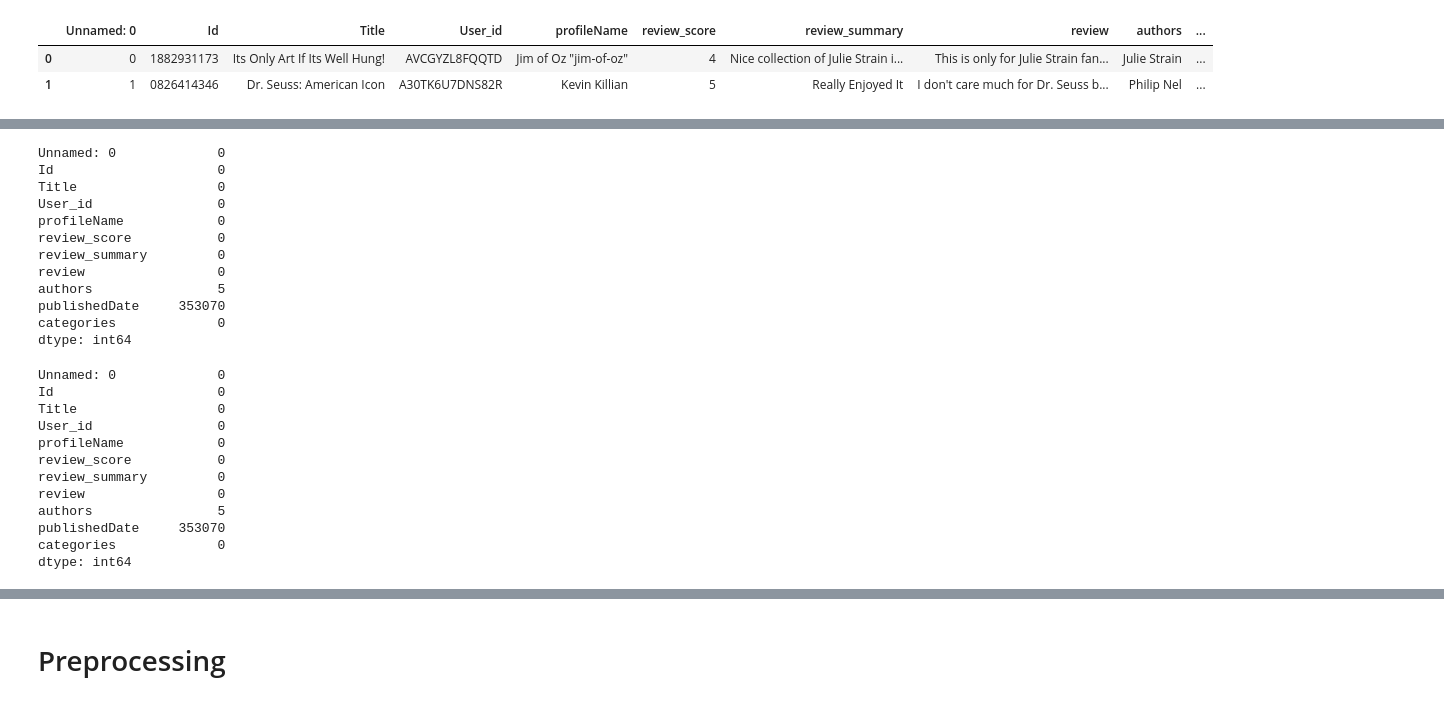
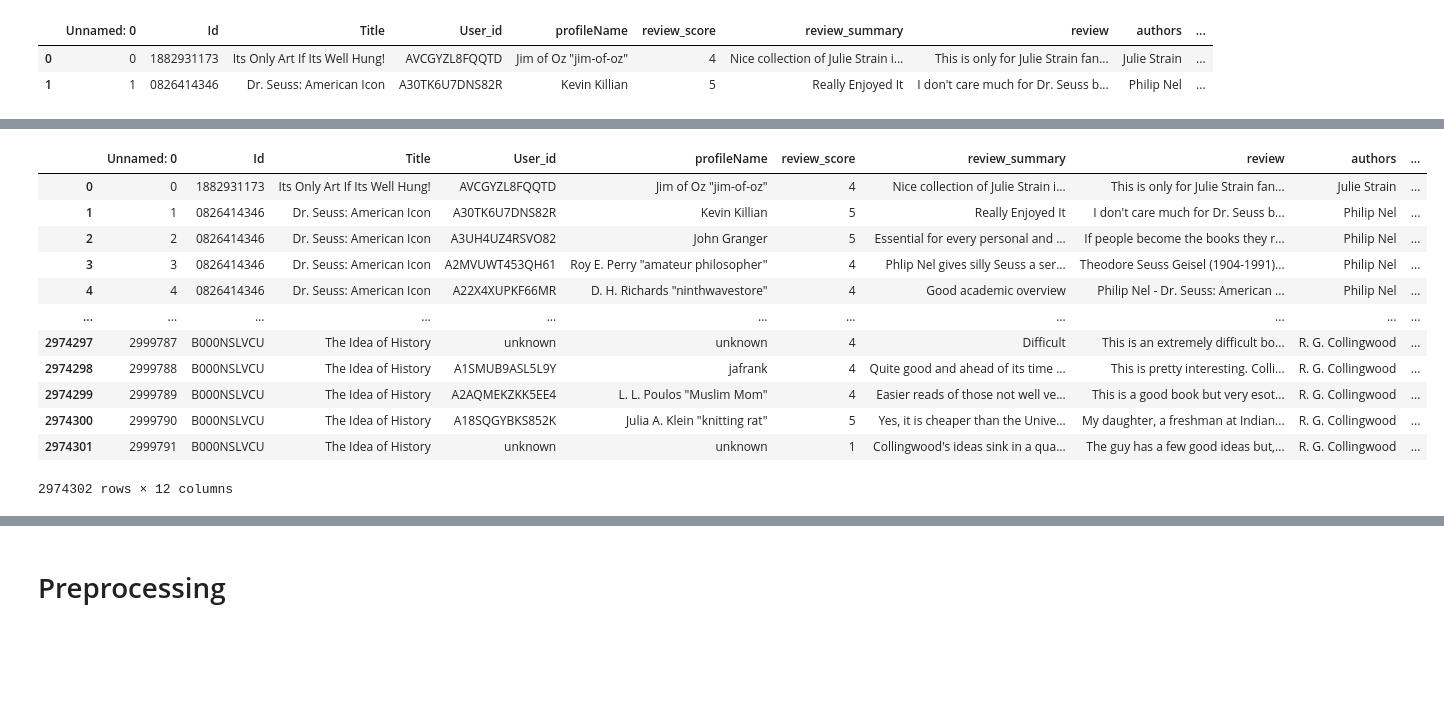
Before and after one commit to sruiz1896/book_rating_predictor, a Jupyter notebook: Notebooks/Text_Data_Analysis.ipynb, the cells around one changed output, grey strips where cells are left out. Saved outputs shown, nothing was run; the diff lists cells and outputs as text; code cells hidden in the pictures; blank space fills up the shorter version.

```diff
--- a/Notebooks/Text_Data_Analysis.ipynb
+++ b/Notebooks/Text_Data_Analysis.ipynb
@@ -116,15 +103,0 @@ plt.show()
-# %%
-data.isna().sum(axis=0)
-# %% [output]
-Unnamed: 0             0
-Id                     0
-Title                  0
-User_id                0
-profileName            0
-review_score           0
-review_summary         0
-review                 0
-authors                5
-publishedDate     353070
-categories             0
-dtype: int64
@@ -135,15 +104,25 @@ data.dropna(subset=['review'], inplace=True)
-# %%
-data.isna().sum(axis=0)
-# %% [output]
-Unnamed: 0             0
-Id                     0
-Title                  0
-User_id                0
-profileName            0
-review_score           0
-review_summary         0
-review                 0
-authors                5
-publishedDate     353070
-categories             0
-dtype: int64
+# %%
+#create new df for 3 classes
+three_class_df = data.copy()
+#divide rating to 3
+three_class_df['sentiment'] = np.select([three_class_df['review_score'] == 1,
+                                         three_class_df['review_score'] == 2,
+                                         three_class_df['review_score'] == 3,
+                                         three_class_df['review_score'] == 4,
+                                         three_class_df['review_score'] == 5],
+                                          [0,0,1,1,2], default=np.nan)
+three_class_df
+# %% [output]
+|  | Unnamed: 0 | Id | Title | User_id | profileName | review_score | review_summary | review | authors | ... |
+| 0 | 0 | 1882931173 | Its Only Art If Its Well Hung! | AVCGYZL8FQQTD | Jim of Oz "jim-of-oz" | 4 | Nice collection of Julie Strain i... | This is only for Julie Strain fan... | Julie Strain | ... |
+| 1 | 1 | 0826414346 | Dr. Seuss: American Icon | A30TK6U7DNS82R | Kevin Killian | 5 | Really Enjoyed It | I don't care much for Dr. Seuss b... | Philip Nel | ... |
+| 2 | 2 | 0826414346 | Dr. Seuss: American Icon | A3UH4UZ4RSVO82 | John Granger | 5 | Essential for every personal and ... | If people become the books they r... | Philip Nel | ... |
+| 3 | 3 | 0826414346 | Dr. Seuss: American Icon | A2MVUWT453QH61 | Roy E. Perry "amateur philosopher" | 4 | Phlip Nel gives silly Seuss a ser... | Theodore Seuss Geisel (1904-1991)... | Philip Nel | ... |
+| 4 | 4 | 0826414346 | Dr. Seuss: American Icon | A22X4XUPKF66MR | D. H. Richards "ninthwavestore" | 4 | Good academic overview | Philip Nel - Dr. Seuss: American ... | Philip Nel | ... |
+| ... | ... | ... | ... | ... | ... | ... | ... | ... | ... | ... |
+| 2974297 | 2999787 | B000NSLVCU | The Idea of History | unknown | unknown | 4 | Difficult | This is an extremely difficult bo... | R. G. Collingwood | ... |
+| 2974298 | 2999788 | B000NSLVCU | The Idea of History | A1SMUB9ASL5L9Y | jafrank | 4 | Quite good and ahead of its time ... | This is pretty interesting. Colli... | R. G. Collingwood | ... |
+| 2974299 | 2999789 | B000NSLVCU | The Idea of History | A2AQMEKZKK5EE4 | L. L. Poulos "Muslim Mom" | 4 | Easier reads of those not well ve... | This is a good book but very esot... | R. G. Collingwood | ... |
+| 2974300 | 2999790 | B000NSLVCU | The Idea of History | A18SQGYBKS852K | Julia A. Klein "knitting rat" | 5 | Yes, it is cheaper than the Unive... | My daughter, a freshman at Indian... | R. G. Collingwood | ... |
+| 2974301 | 2999791 | B000NSLVCU | The Idea of History | unknown | unknown | 1 | Collingwood's ideas sink in a qua... | The guy has a few good ideas but,... | R. G. Collingwood | ... |
+2974302 rows × 12 columns
```
Also changed, not shown: parts of 28 cells of this notebook.
